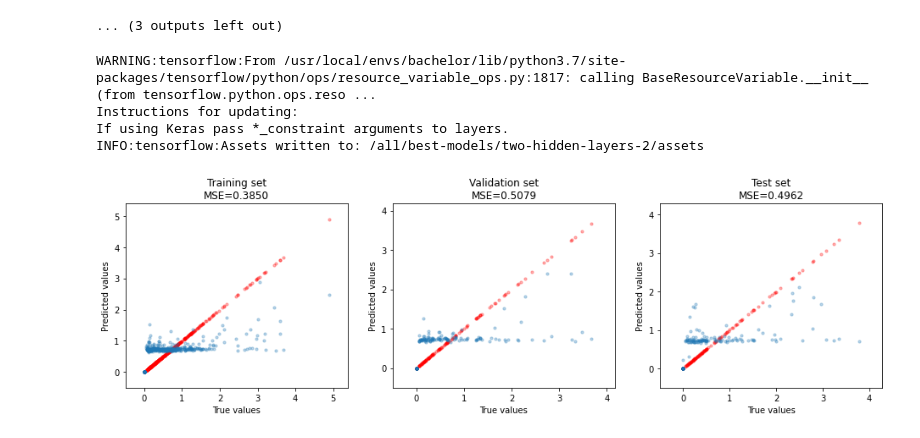
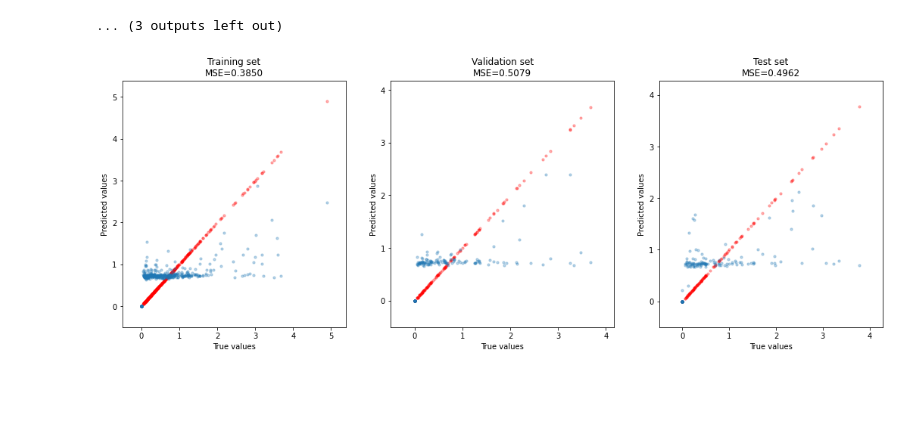
Before and after one commit to dsvanidze/replicability, a Jupyter notebook: jupyter-notebooks/model/MLP-model.ipynb, the cells around one changed output. Drawn from its saved outputs; the diff is of its cells as text; code cells hidden in the pictures; blank space fills up the shorter version.

Commit message:
two hidden layer 2 model saved and replicated

```diff
--- a/jupyter-notebooks/model/MLP-model.ipynb
+++ b/jupyter-notebooks/model/MLP-model.ipynb
@@ -181,17 +182,21 @@ Hyperparameters:
 |-learning_rate: 0.01
 ... (3 outputs left out)
 # %%
-# # Save the best model
-models[0].save(ROOT_DIR + "/best-models/two-hidden-layers-2")
+SAVE = False
+
+if SAVE:
+    # # Save the best model
+    models[0].save(ROOT_DIR + "/best-models/two-hidden-layers-2")
+
+if SAVE:
+    plot_path=ROOT_DIR + "/best-models/two-hidden-layers-2/train-validation-test-plot.jpg"
+elif SAVE == False:
+    plot_path=None
 
 # if not TRAINING and not CLEAN:
 plot_predicted_vs_true(Xs=[X_train, X_validation, X_test],
                        Ys=[Y_train, Y_validation, Y_test],
                        model=models[0],
-                       path=ROOT_DIR + "/best-models/two-hidden-layers-2/train-validation-test-plot.jpg")
+                       path=plot_path)
 # %% [output]
-WARNING:tensorflow:From /usr/local/envs/bachelor/lib/python3.7/site-packages/tensorflow/python/ops/resource_variable_ops.py:1817: calling BaseResourceVariable.__init__ (from tensorflow.python.ops.reso ...
-Instructions for updating:
-If using Keras pass *_constraint arguments to layers.
-INFO:tensorflow:Assets written to: /all/best-models/two-hidden-layers-2/assets
-[figure, old version]
+[figure, new version]
```
Also changed, not shown: parts of 8 cells of this notebook, 1 other file.
